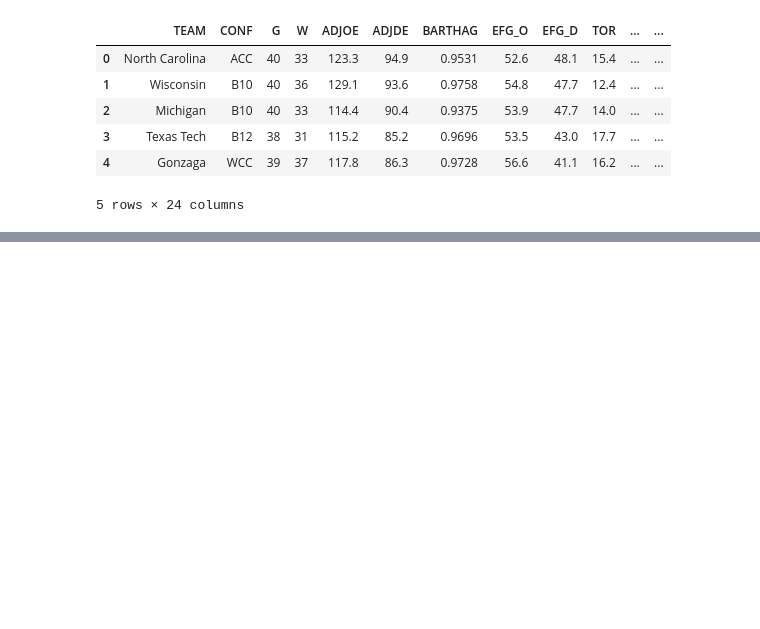
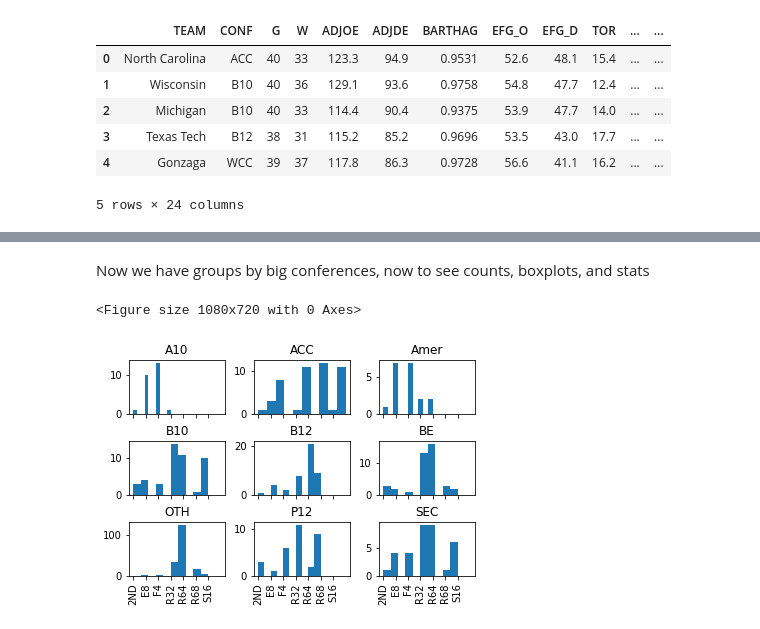
Before and after one commit to GrahamAnto/NCAA_Bball, a Jupyter notebook: By_Conference_Analysis.ipynb, the cells around one changed output, grey strips where cells are left out. Cells and saved outputs as stored; diff of their text form; code cells hidden in the pictures; blank space fills up the shorter version.

Commit message:
Playing with plo;2Dtting grouping by conference - 1st day

```diff
--- a/By_Conference_Analysis.ipynb
+++ b/By_Conference_Analysis.ipynb
@@ -7,6 +8,10 @@ import sklearn
 # %%
 train_df = pd.read_csv('./archive/cbb.csv')
+train_df = train_df[train_df['SEED'] < 17]
 test_df = pd.read_csv('./archive/cbb21.csv')
+test_df = test_df[test_df['SEED'] < 17]
+
+
 train_df.head()
 # %% [output]
 |  | TEAM | CONF | G | W | ADJOE | ADJDE | BARTHAG | EFG_O | EFG_D | TOR | ... | ... |
@@ -24,2 +34,13 @@ conf_test = test_df.groupby('CONF')
 # %%
-boxplot = conf_train.boxplot(column=['ADJOE'])
+#boxplot = conf_train.boxplot(column=['ADJOE'])
+conferences = list(['A10', 'ACC','Amer', 'B10', 'B12', 'BE', 'SEC', 'P12'])
+big_conf = []
+for index, row in train_df.iterrows():
+    #print(index)
+    c = row["CONF"]
+    if c in conferences:
+        big_conf.append(c)
+    else:
+        big_conf.append('OTH')
+
+train_df['CLUS'] = big_conf
@@ -27,0 +62,11 @@ boxplot = conf_train.boxplot(column=['ADJOE'])
+# %% [markdown]
+Now we have groups by big conferences, now to see counts, boxplots, and stats
+# %%
+clustering = train_df.groupby('CLUS')
+plt.figure(figsize=(15,10))
+
+train_df['POSTSEASON'].hist(by=train_df['CLUS'],sharex=True)
+plt.show()
+# %% [output]
+<Figure size 1080x720 with 0 Axes>
+[figure, added]
```
Also changed, not shown: parts of 14 cells of this notebook.
